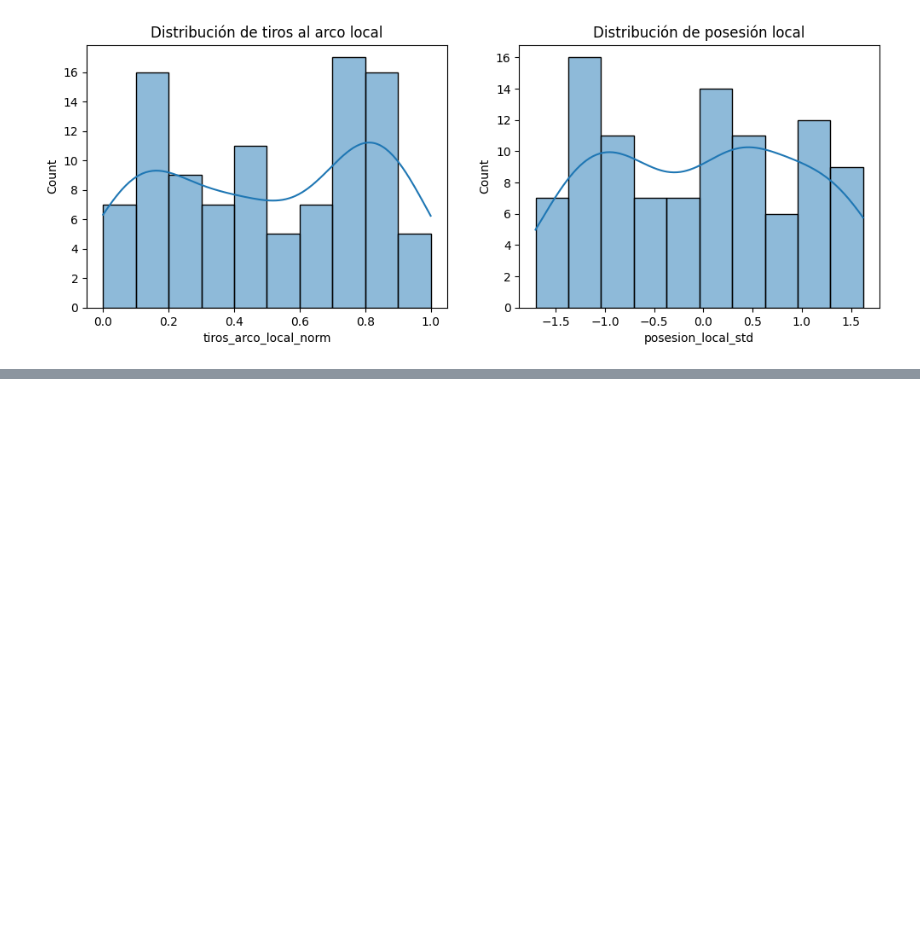
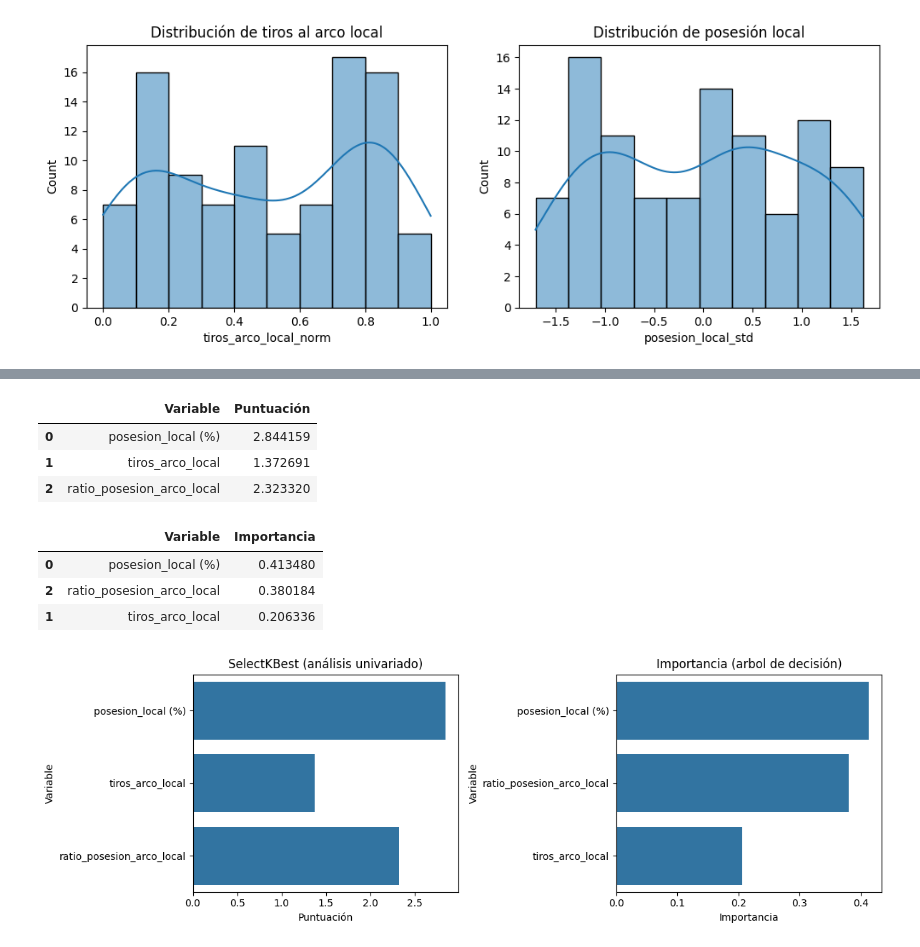
Before and after one commit to andresfelipebarragannino6-ai/Machine-Learning, a Jupyter notebook: Untitled13.ipynb, the cells around one changed output, grey strips where cells are left out. Cells and saved outputs as stored; diff of their text form; code cells hidden in the pictures; blank space fills up the shorter version.

```diff
--- a/Untitled13.ipynb
+++ b/Untitled13.ipynb
@@ -288,0 +345,7 @@ plt.show()
+# %%
+import pandas as pd
+df_partidos = pd.read_csv('partidos_cebollitas.csv')
+# Añadimos claramente variables creadas anteriormente
+df_partidos['diferencia_goles'] = df_partidos['goles_local'] - df_partidos['goles_visitante']
+df_partidos['ratio_posesion_arco_local'] = df_partidos['tiros_arco_local'] / df_partidos['posesion_local (%)']
+df_partidos.head()
@@ -288,0 +359,50 @@ plt.show()
+# %%
+from sklearn.feature_selection import SelectKBest, f_regression
+# Variables predictoras y objetivo
+X = df_partidos[['posesion_local (%)','tiros_arco_local','ratio_posesion_arco_local']]
+y = df_partidos['goles_local']
+# Seleccionar las 2 mejores variables
+selector = SelectKBest(score_func=f_regression,k=2)
+selector.fit(X,y)
+# Resultados ordenados por relevancia
+scores = selector.scores_
+variables = X.columns
+resultados = pd.DataFrame({'Variable':variables,'Puntuación':scores})
+resultados
+# %% [output]
+|  | Variable | Puntuación |
+| 0 | posesion_local (%) | 2.844159 |
+| 1 | tiros_arco_local | 1.372691 |
+| 2 | ratio_posesion_arco_local | 2.323320 |
+# %%
+from sklearn.tree import DecisionTreeRegressor
+# Entrenar el arbol de decisiones para medir la temperatura
+modelo_arbol = DecisionTreeRegressor()
+modelo_arbol.fit(X,y)
+# Importancia calculada por el modelo
+importancia = modelo_arbol.feature_importances_
+resultado_importancia = pd.DataFrame({
+    'Variable':X.columns,
+    'Importancia':importancia
+}).sort_values(by='Importancia',ascending=False)
+resultado_importancia
+# %% [output]
+|  | Variable | Importancia |
+| 0 | posesion_local (%) | 0.413480 |
+| 2 | ratio_posesion_arco_local | 0.380184 |
+| 1 | tiros_arco_local | 0.206336 |
+# %%
+import matplotlib.pyplot as plt
+import seaborn as sns
+
+fig, ax = plt.subplots(1, 2, figsize=(12, 4))
+# Grafica SelectkBest (análisis univariado)
+sns.barplot(x='Puntuación',y='Variable',data=resultados,ax=ax[0])
+ax[0].set_title('SelectKBest (análisis univariado)')
+# Grafico importancia (arbol de decisión)
+sns.barplot(x='Importancia',y='Variable',data=resultado_importancia,ax=ax[1])
+ax[1].set_title('Importancia (arbol de decisión)')
+plt.tight_layout()
+plt.show()
+# %% [output]
+[figure, added]
```
Also changed, not shown: parts of 16 cells of this notebook.
